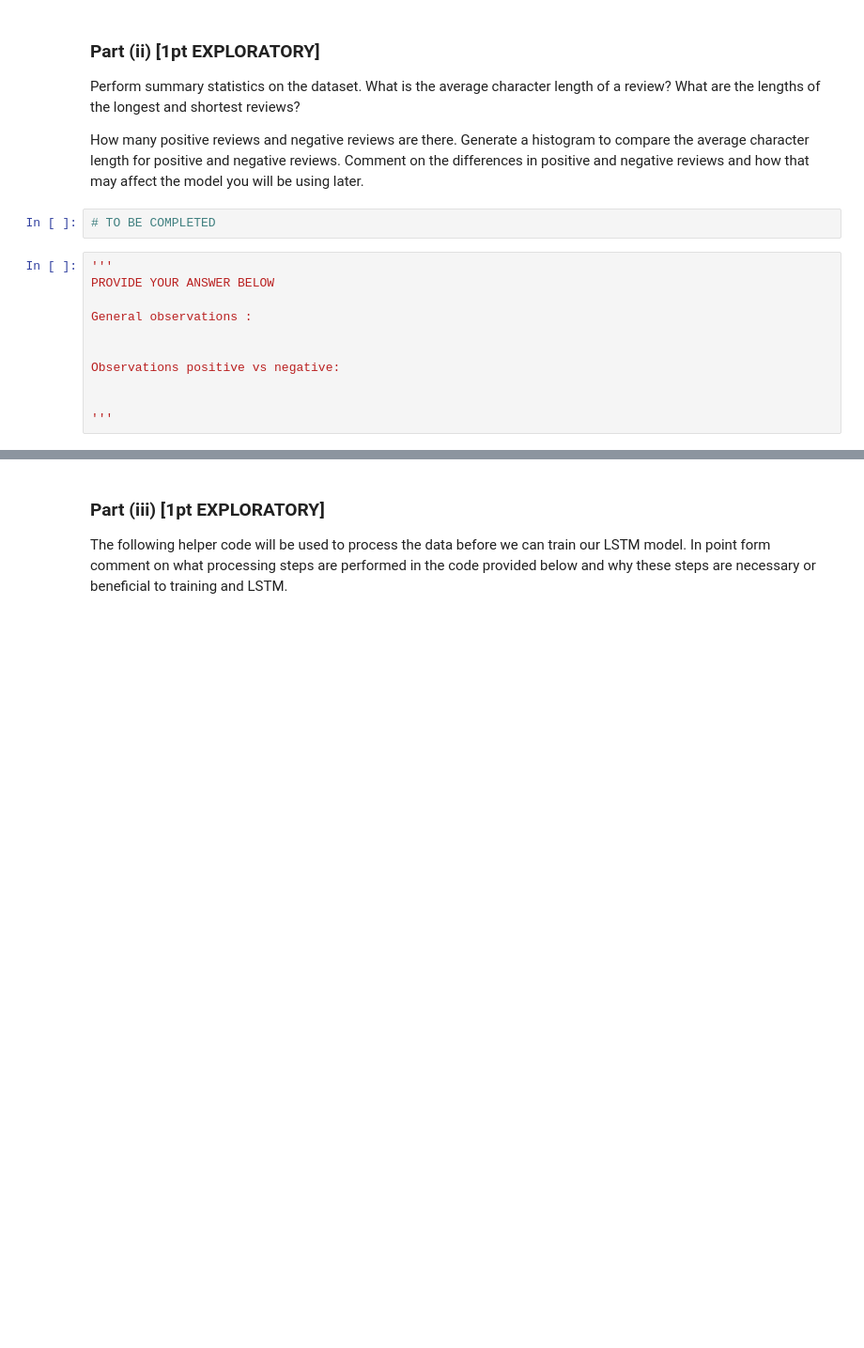
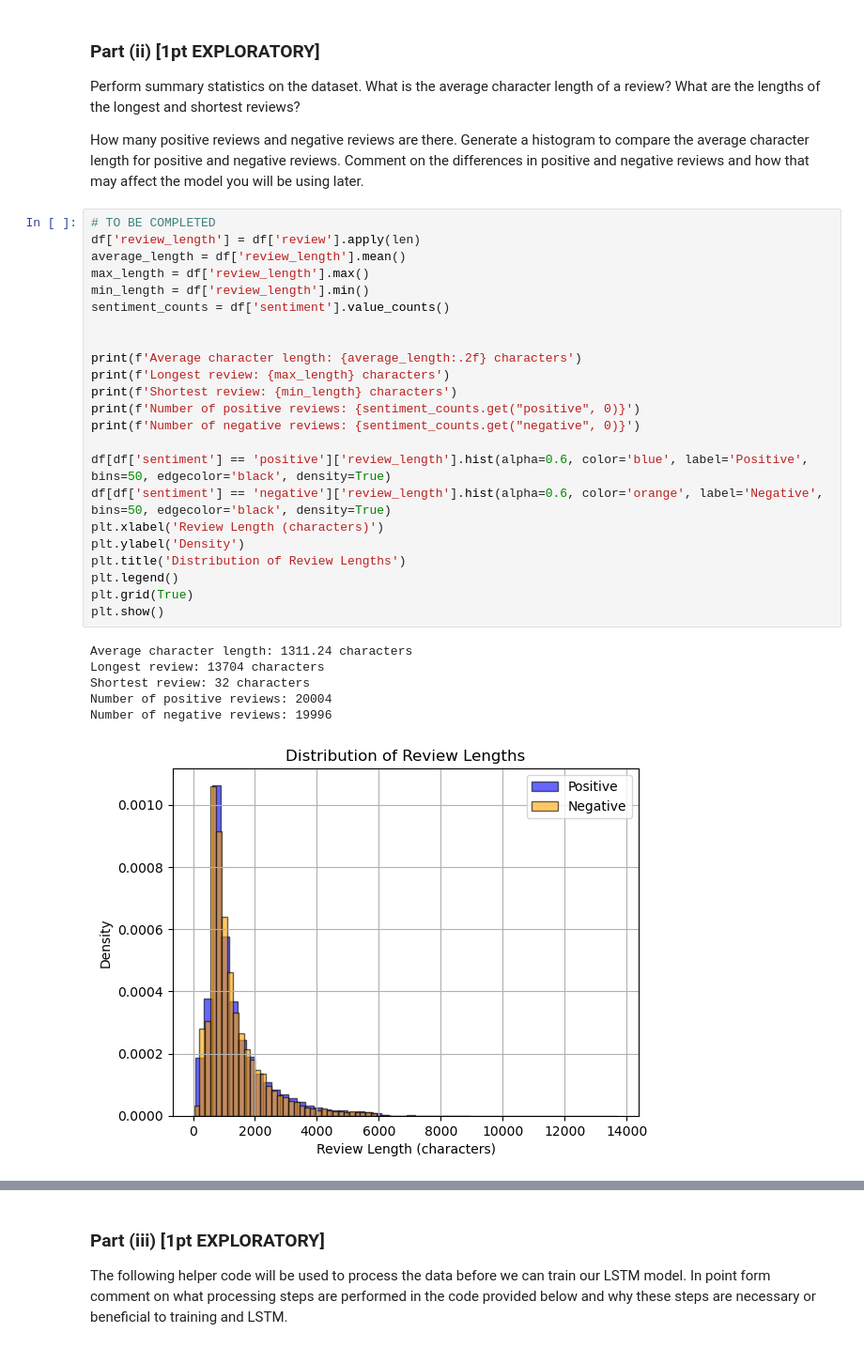
Before and after one commit to iolj-uoft/MIE1517-Intro-to-Deep-Learning, a Jupyter notebook: 2_Assignments/A4_RNN/A4.ipynb, the cells around one changed output, grey strips where cells are left out. Shown: that part at 94% size. Cells and saved outputs as stored; diff of their text form; blank space fills up the shorter version.

```diff
--- a/2_Assignments/A4_RNN/A4.ipynb
+++ b/2_Assignments/A4_RNN/A4.ipynb
@@ -173,16 +182,33 @@ PROVIDE YOUR ANSWER BELOW
 Perform summary statistics on the dataset. What is the average character length of a review? What are the lengths of the longest and shortest reviews?
 
 How many positive reviews and negative reviews are there. Generate a histogram to compare the average character length for positive and negative reviews. Comment on the differences in positive and negative reviews and how that may affect the model you will be using later.
-# %%
-# TO BE COMPLETED
-# %%
-'''
-PROVIDE YOUR ANSWER BELOW
-
-General observations :
-
-
-Observations positive vs negative:
-
-
-'''
+# %%
+# TO BE COMPLETED
+df['review_length'] = df['review'].apply(len)
+average_length = df['review_length'].mean()
+max_length = df['review_length'].max()
+min_length = df['review_length'].min()
+sentiment_counts = df['sentiment'].value_counts()
+
+
+print(f'Average character length: {average_length:.2f} characters')
+print(f'Longest review: {max_length} characters')
+print(f'Shortest review: {min_length} characters')
+print(f'Number of positive reviews: {sentiment_counts.get("positive", 0)}')
+print(f'Number of negative reviews: {sentiment_counts.get("negative", 0)}')
+
+df[df['sentiment'] == 'positive']['review_length'].hist(alpha=0.6, color='blue', label='Positive', bins=50, edgecolor='black', density=True)
+df[df['sentiment'] == 'negative']['review_length'].hist(alpha=0.6, color='orange', label='Negative', bins=50, edgecolor='black', density=True)
+plt.xlabel('Review Length (characters)')
+plt.ylabel('Density')
+plt.title('Distribution of Review Lengths')
+plt.legend()
+plt.grid(True)
+plt.show()
+# %% [output]
+Average character length: 1311.24 characters
+Longest review: 13704 characters
+Shortest review: 32 characters
+Number of positive reviews: 20004
+Number of negative reviews: 19996
+[figure, added]
```
Also changed, not shown: parts of 44 cells of this notebook, 1 other file.
